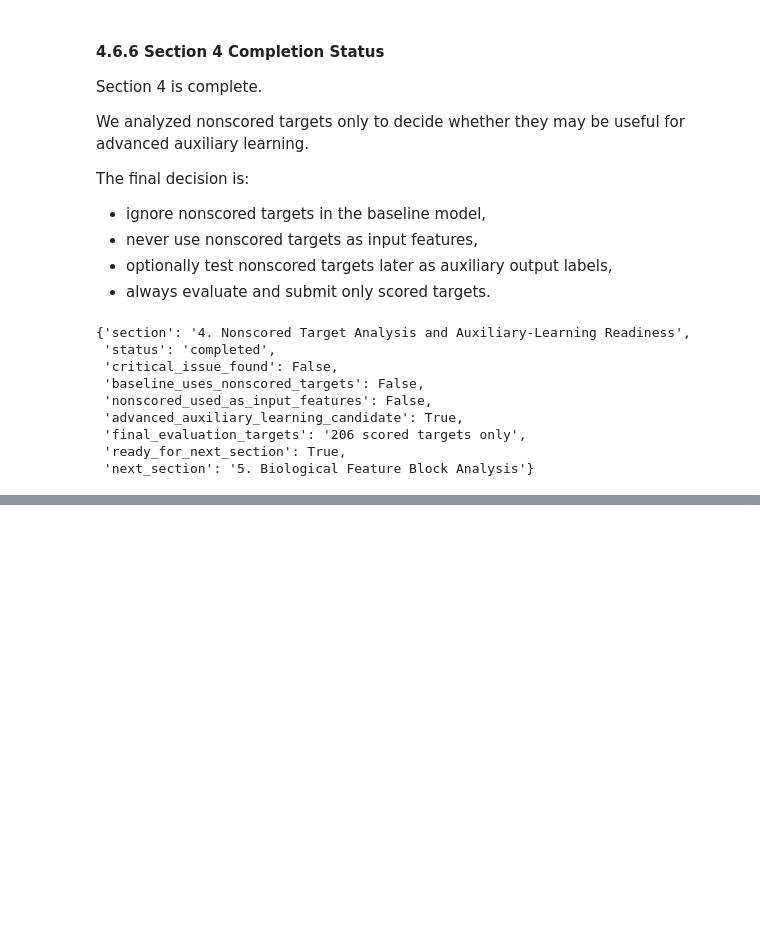
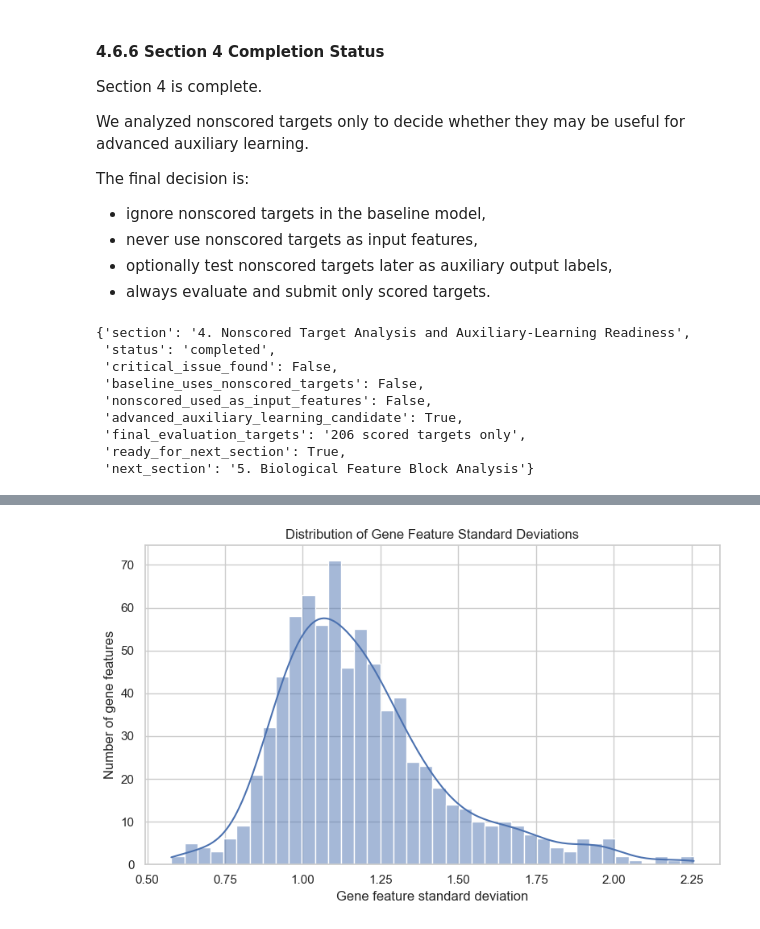
Before and after one commit to kawsar07ahmmed0712-rgb/moa-prediction-drug-response, a Jupyter notebook: notebooks/02_eda.ipynb, the cells around one changed output, grey strips where cells are left out. Drawn from its saved outputs; the diff is of its cells as text; code cells hidden in the pictures; blank space fills up the shorter version.

Commit message:
Gene , cell and comparision complete

```diff
--- a/notebooks/02_eda.ipynb
+++ b/notebooks/02_eda.ipynb
@@ -2997,0 +3058,20 @@ section_4_status
+# %%
+gene_train_matrix = train_features[gene_features].copy()
+gene_test_matrix = test_features[gene_features].copy()
+
+gene_feature_summary = pd.DataFrame({
+    "feature": gene_features,
+    "mean": gene_train_matrix.mean(axis=0).values,
+    "std": gene_train_matrix.std(axis=0).values,
+    "min": gene_train_matrix.min(axis=0).values,
+    "max": gene_train_matrix.max(axis=0).values,
+    "skew": gene_train_matrix.skew(axis=0).values,
+    "abs_mean": gene_train_matrix.abs().mean(axis=0).values
+})
+
+gene_feature_summary = gene_feature_summary.sort_values(
+    "std",
+    ascending=False
+).reset_index(drop=True)
+
+gene_feature_summary.head(10)
@@ -2997,0 +3096,24 @@ section_4_status
+# %%
+plt.figure(figsize=(8, 5))
+
+sns.histplot(
+    data=gene_feature_summary,
+    x="std",
+    bins=40,
+    kde=True
+)
+
+plt.title("Distribution of Gene Feature Standard Deviations")
+plt.xlabel("Gene feature standard deviation")
+plt.ylabel("Number of gene features")
+plt.tight_layout()
+
+plt.savefig(
+    FIGURE_DIR / "section_5_1_gene_feature_std_distribution.png",
+    dpi=300,
+    bbox_inches="tight"
+)
+
+plt.show()
+# %% [output]
+[figure, added]
```
Also changed, not shown: parts of 68 cells of this notebook, 1 other file.
